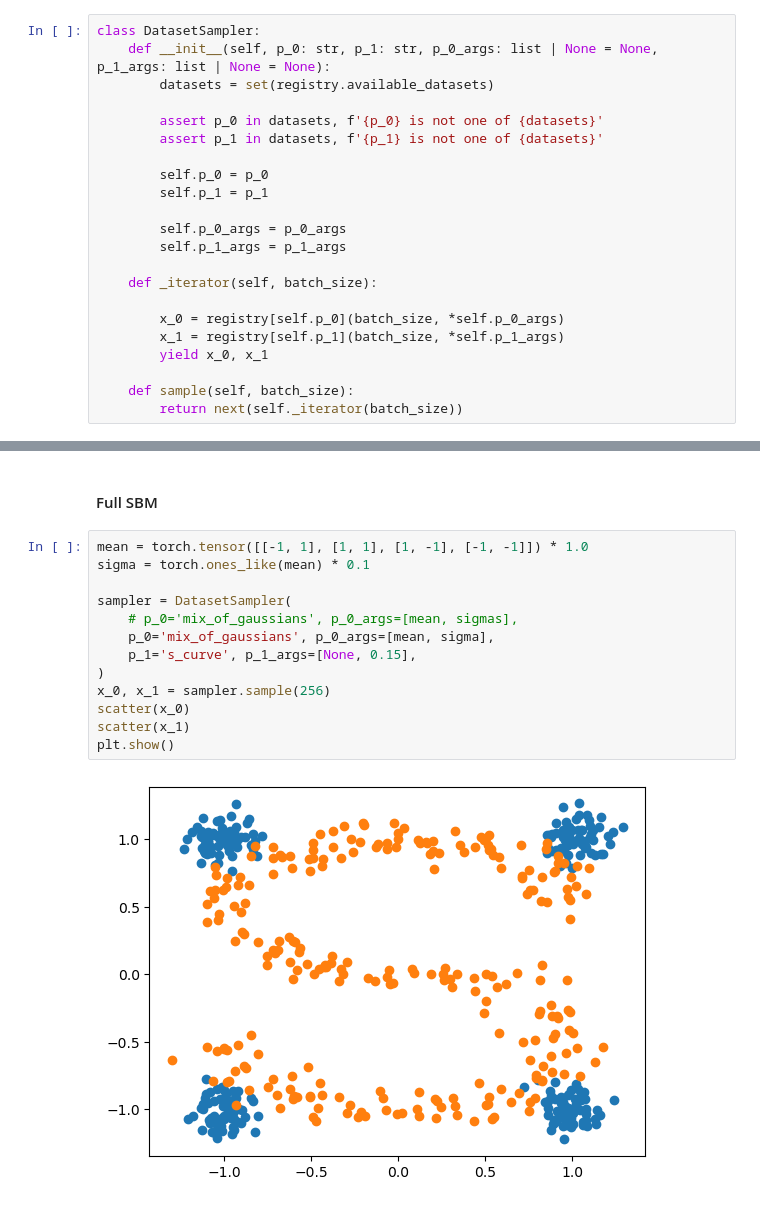
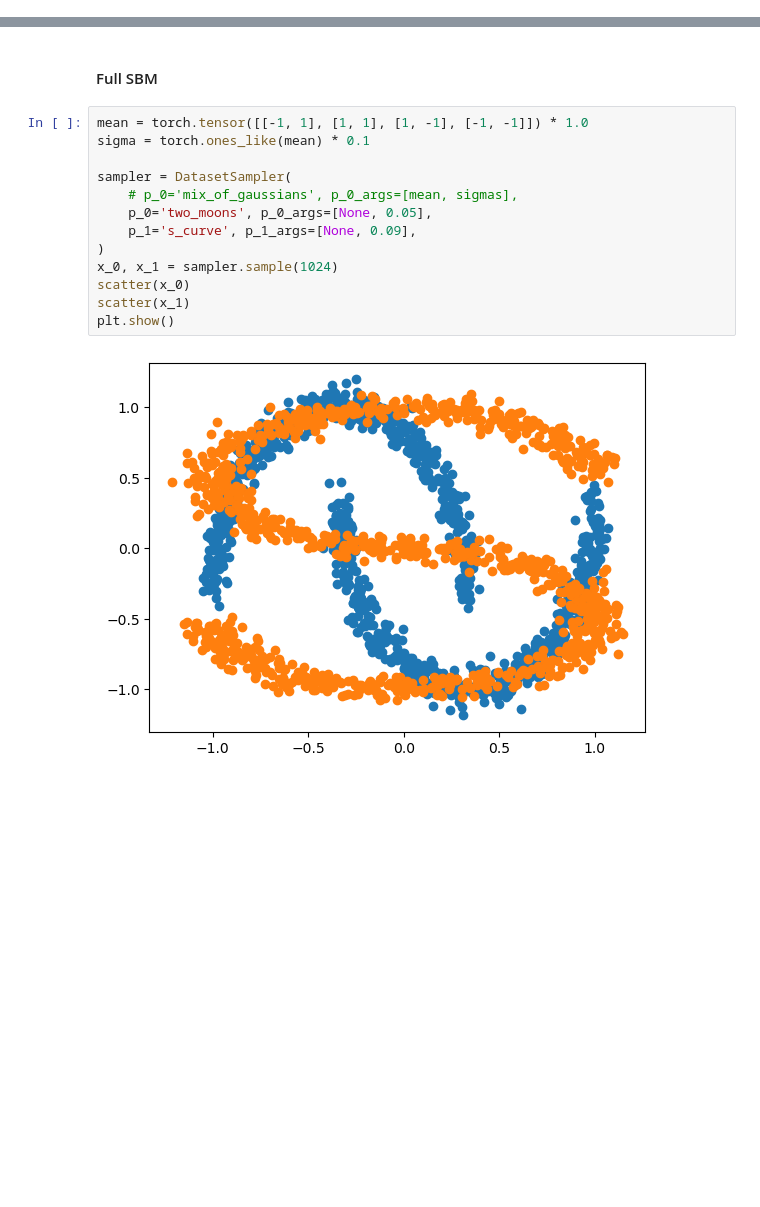
Before and after one commit to mmacosha/d2e-stochastic-dynamics, a Jupyter notebook: notebook.ipynb, the cells around one changed output, grey strips where cells are left out. Drawn from its saved outputs; the diff is of its cells as text; blank space fills up the shorter version.

```diff
--- a/notebook.ipynb
+++ b/notebook.ipynb
@@ -157,28 +85,6 @@ scatter(two_moons(256, noise=0.05, shift=torch.tensor([[0, 2.3]])))
 plt.show()
 # %% [output]
 [figure]
-# %%
-class DatasetSampler:
-    def __init__(self, p_0: str, p_1: str, p_0_args: list | None = None, p_1_args: list | None = None):
-        datasets = set(registry.available_datasets)
-
-        assert p_0 in datasets, f'{p_0} is not one of {datasets}'
-        assert p_1 in datasets, f'{p_1} is not one of {datasets}'
-
-        self.p_0 = p_0
-        self.p_1 = p_1
-
-        self.p_0_args = p_0_args
-        self.p_1_args = p_1_args
-
-    def _iterator(self, batch_size):
-
-        x_0 = registry[self.p_0](batch_size, *self.p_0_args)
-        x_1 = registry[self.p_1](batch_size, *self.p_1_args)
-        yield x_0, x_1
-
-    def sample(self, batch_size):
-        return next(self._iterator(batch_size))
 # %%
 mean = torch.tensor([[-1, 1], [1, 1], [1, -1], [-1, -1]]) * 1.0
 sigmas = torch.ones_like(mean) * 0.1
@@ -1014,15 +520,15 @@ Learned Trajectory for F
 # %%
 mean = torch.tensor([[-1, 1], [1, 1], [1, -1], [-1, -1]]) * 1.0
 sigma = torch.ones_like(mean) * 0.1
 
 sampler = DatasetSampler(
     # p_0='mix_of_gaussians', p_0_args=[mean, sigmas],
-    p_0='mix_of_gaussians', p_0_args=[mean, sigma],
-    p_1='s_curve', p_1_args=[None, 0.15],
+    p_0='two_moons', p_0_args=[None, 0.05],
+    p_1='s_curve', p_1_args=[None, 0.09],
 )
-x_0, x_1 = sampler.sample(256)
+x_0, x_1 = sampler.sample(1024)
 scatter(x_0)
 scatter(x_1)
 plt.show()
 # %% [output]
-[figure, old version]
+[figure, new version]
```
Also changed, not shown: parts of 55 cells of this notebook, 17 other files.
